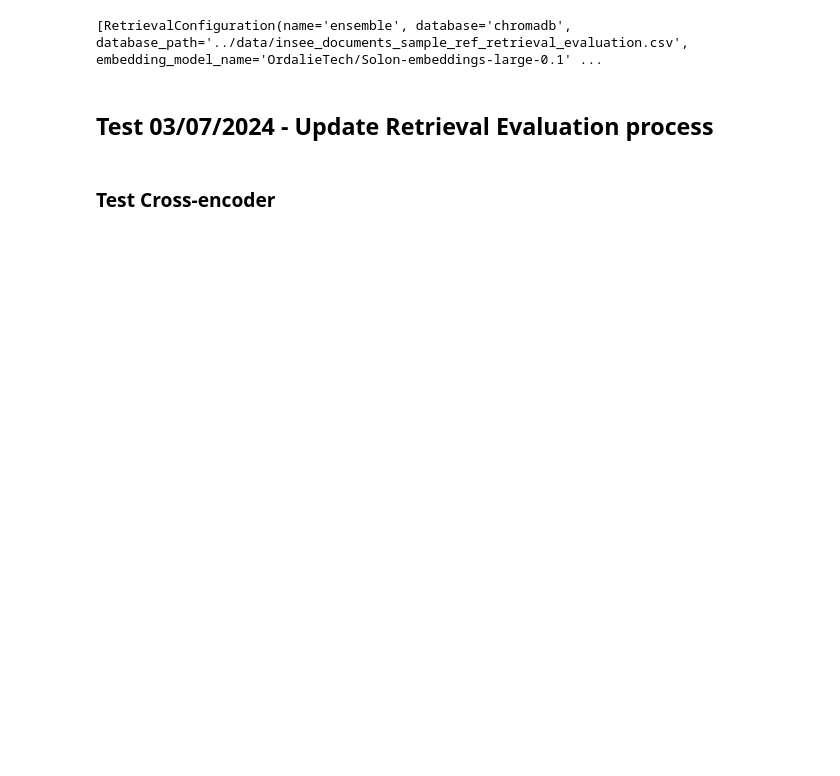
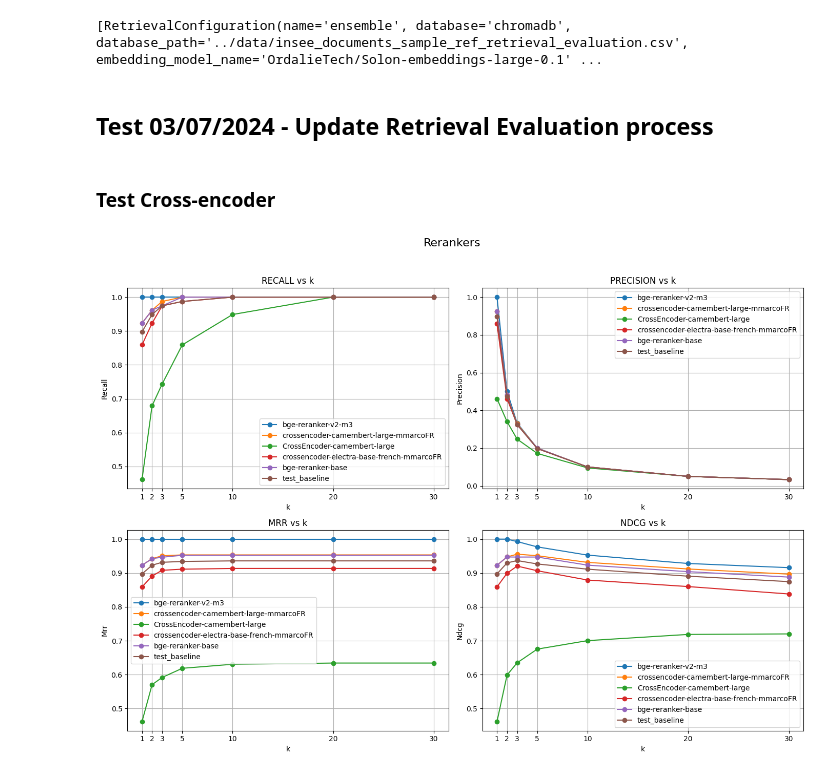
Before and after one commit to InseeFrLab/llm-open-data-insee, a Jupyter notebook: notebooks/retrieval_evaluation.ipynb, the cells around one changed output. Saved outputs shown, nothing was run; the diff lists cells and outputs as text; code cells hidden in the pictures; blank space fills up the shorter version.

Commit message:
retrieval evaluation and DataViz

```diff
--- a/notebooks/retrieval_evaluation.ipynb
+++ b/notebooks/retrieval_evaluation.ipynb
@@ -128,7 +212,7 @@ eval_configs
 # %%
 from evaluation import RetrievalConfiguration, RetrievalEvaluator
 
-cross_encoders = ["dangvantuan/CrossEncoder-camembert-large","antoinelouis/crossencoder-electra-base-french-mmarcoFR","BAAI/bge-reranker-base"]
+cross_encoders = ["BAAI/bge-reranker-v2-m3", "antoinelouis/crossencoder-camembert-large-mmarcoFR", "dangvantuan/CrossEncoder-camembert-large","antoinelouis/crossencoder-electra-base-french-mmarcoFR", "BAAI/bge-reranker-base"]
 
 eval_configs = [RetrievalConfiguration(
         name=f'test_cross_encoder_{i}',
@@ -140,7 +224,17 @@ eval_configs = [RetrievalConfiguration(
         reranker_name=cross_encoder,
         rerank_k=50,
         k_values=[1, 2, 3, 5, 10, 20, 30, 50]
-    ) for i,cross_encoder in enumerate(cross_encoders)]
+    ) for i,cross_encoder in enumerate(cross_encoders)] + [RetrievalConfiguration(
+        name=f'test_baseline',
+        database="chromadb",
+        collection="Solon-embeddings-large-0.1_512_51",
+        database_path="../data/insee_documents_sample_ref_retrieval_evaluation.csv",
+        embedding_model_name="OrdalieTech/Solon-embeddings-large-0.1",
+        reranker_type=None,
+        reranker_name=None,
+        rerank_k=50,
+        k_values=[1, 2, 3, 5, 10, 20, 30, 50]
+    )]
 
 # Run the evaluator
 results = RetrievalEvaluator.run(
@@ -154,0 +244,10 @@ for config, result in zip(eval_configs, results["the_df_dataset"].values()):
+# %%
+plot_results(
+    eval_configs,
+    results["the_df_dataset"],
+    ir_metrics=['recall', 'precision', 'mrr', 'ndcg'],
+    focus="reranker_name",
+    title = "Rerankers",
+    k = 30)
+# %% [output]
+[figure, added]
```
Also changed, not shown: parts of 34 cells of this notebook, 1 other file.
